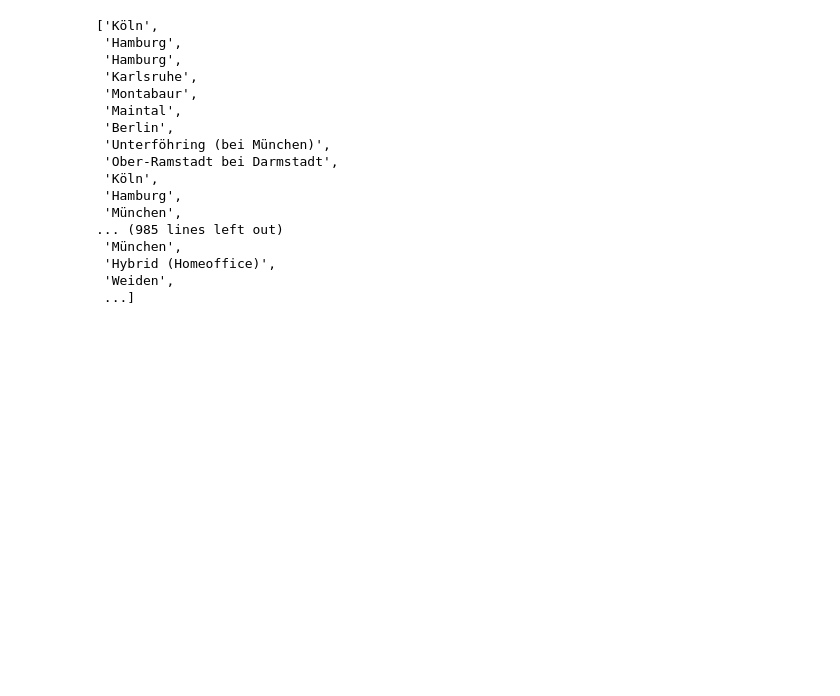
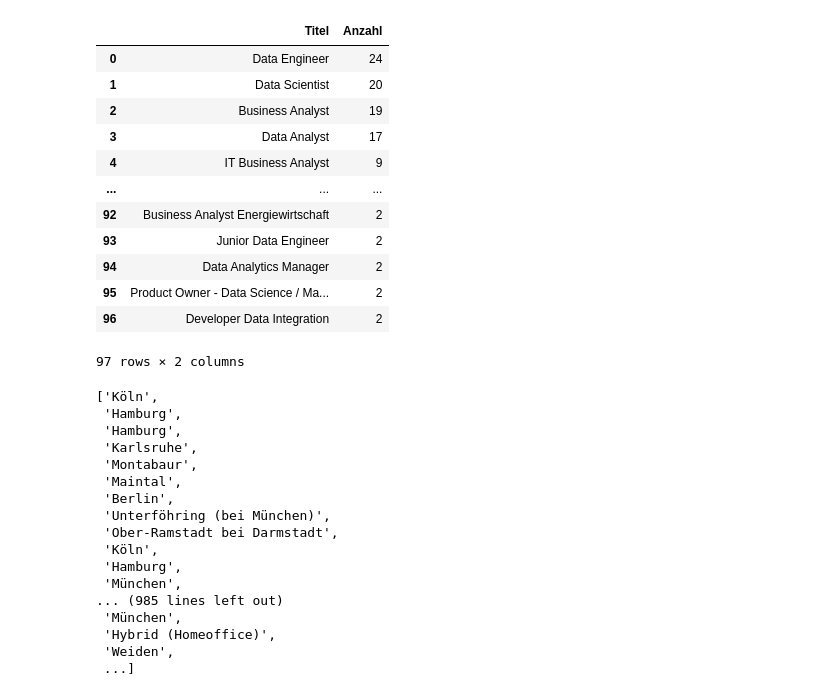
Before and after one commit to tim-hilde/Data-Science-Jobs, a Jupyter notebook: analysis.ipynb, the cells around one changed output. Cells and saved outputs as stored; diff of their text form; code cells hidden in the pictures; blank space fills up the shorter version.

```diff
--- a/analysis.ipynb
+++ b/analysis.ipynb
@@ -35,0 +43,17 @@ display(jobs_df)
+# %%
+# Säubere Link Format, um Duplikate besser erkennen zu können
+jobs_df["Link"] = jobs_df["Link"].str.rsplit("?&cid", n=1, expand=True)[0]
+
+# Entferne Duplikate
+jobs_no_dups = jobs_df.drop_duplicates(subset=["Link"])
+# %%
+# Filter nach Jobs, die bestimmte Schlagwörter im Titel oder Beschreibungstext haben
+keywords = ["data", "analy", "daten"]
+
+def check_keyword(string):
+	for word in keywords:
+		if word in string:
+			return True
+	return False
+
+jobs_relevant = jobs_no_dups[jobs_no_dups["Titel"].str.lower().apply(check_keyword)]
@@ -35,0 +154,18 @@ display(jobs_df)
+# %%
+jobs_grouped_by_title = jobs_relevant.groupby("Titel", ).size().sort_values(ascending=False).reset_index()
+jobs_grouped_by_title.rename(columns={0:"Anzahl"}, inplace=True)
+display(jobs_grouped_by_title[jobs_grouped_by_title["Anzahl"] > 1])
+# %% [output]
+|  | Titel | Anzahl |
+| 0 | Data Engineer | 24 |
+| 1 | Data Scientist | 20 |
+| 2 | Business Analyst | 19 |
+| 3 | Data Analyst | 17 |
+| 4 | IT Business Analyst | 9 |
+| ... | ... | ... |
+| 92 | Business Analyst Energiewirtschaft | 2 |
+| 93 | Junior Data Engineer | 2 |
+| 94 | Data Analytics Manager | 2 |
+| 95 | Product Owner - Data Science / Ma... | 2 |
+| 96 | Developer Data Integration | 2 |
+97 rows × 2 columns
```
Also changed, not shown: parts of 4 cells of this notebook, 1 other file.
